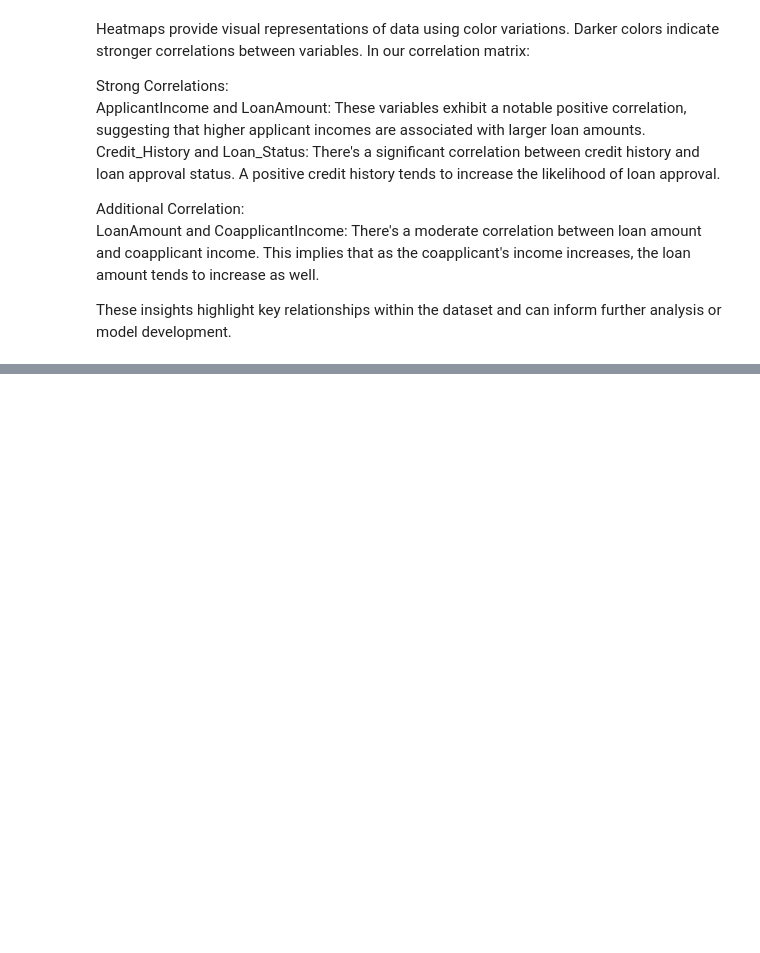
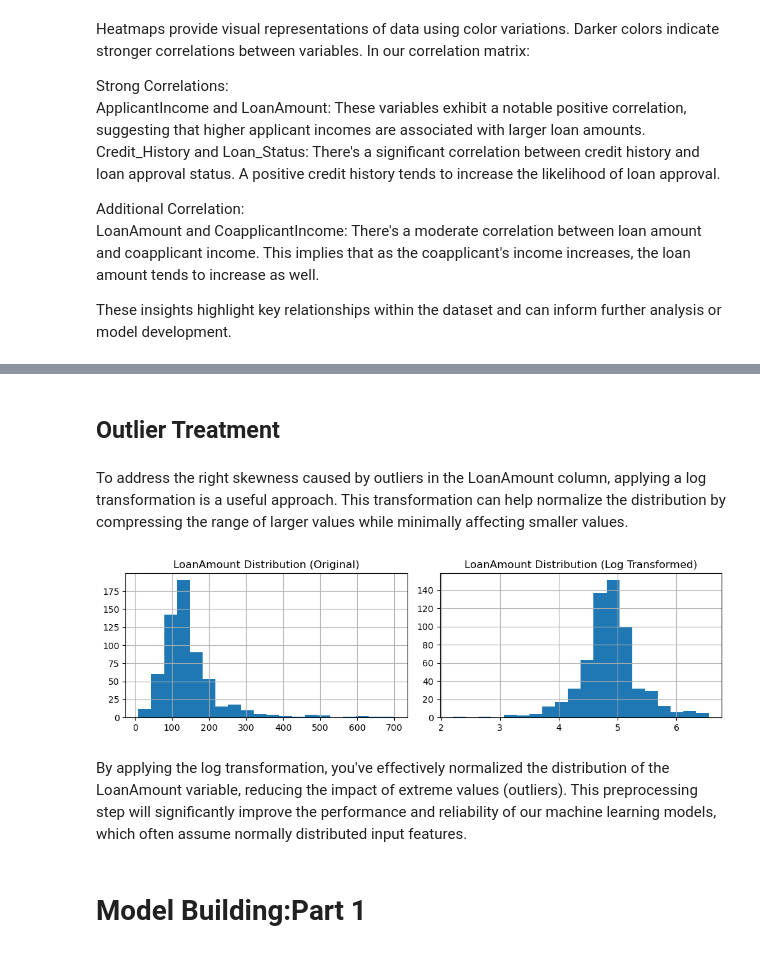
Before and after one commit to Douglaskhembo/LoanPredictionModel, a Jupyter notebook: loanPrediction.ipynb, the cells around one changed output, grey strips where cells are left out. Cells and saved outputs as stored; diff of their text form; code cells hidden in the pictures; blank space fills up the shorter version.

Commit message:
added modelling for various models

```diff
--- a/loanPrediction.ipynb
+++ b/loanPrediction.ipynb
@@ -606,0 +693,14 @@ These insights highlight key relationships within the dataset and can inform fur
+# %%
+# Impute missing values for categorical columns using mode
+categorical_cols = ['Gender', 'Dependents', 'Self_Employed', 'Credit_History']
+for col in categorical_cols:
+    test[col].fillna(train[col].mode()[0], inplace=True)
+
+# Impute missing values for Loan_Amount_Term using mode
+test['Loan_Amount_Term'].fillna(test['Loan_Amount_Term'].mode()[0], inplace=True)
+
+# Impute missing values for LoanAmount using median
+test['LoanAmount'].fillna(test['LoanAmount'].median(), inplace=True)
+
+# Verify missing values have been imputed
+print(test.isnull().sum())
@@ -606,0 +721,29 @@ These insights highlight key relationships within the dataset and can inform fur
+# %% [markdown]
+## Outlier Treatment
+# %% [markdown]
+To address the right skewness caused by outliers in the LoanAmount column, applying a log transformation is a useful approach. This transformation can help normalize the distribution by compressing the range of larger values while minimally affecting smaller values.
+# %%
+# Apply log transformation to LoanAmount
+train['LoanAmount_log'] = np.log(train['LoanAmount'])
+test['LoanAmount_log'] = np.log(test['LoanAmount'])
+
+# Visualize the distribution before and after log transformation
+plt.figure(figsize=(10, 3))
+
+plt.subplot(1, 2, 1)
+train['LoanAmount'].hist(bins=20)
+plt.title('LoanAmount Distribution (Original)')
+
+plt.subplot(1, 2, 2)
+train['LoanAmount_log'].hist(bins=20)
+plt.title('LoanAmount Distribution (Log Transformed)')
+
+plt.tight_layout()
+plt.savefig("LoanAmount_Distribution_LogTransformed.png")
+plt.show()
+# %% [output]
+[figure, added]
+# %% [markdown]
+By applying the log transformation, you've effectively normalized the distribution of the LoanAmount variable, reducing the impact of extreme values (outliers). This preprocessing step will significantly improve the performance and reliability of our machine learning models, which often assume normally distributed input features.
+# %% [markdown]
+# Model Building:Part 1
```
Also changed, not shown: parts of 54 cells of this notebook, 10 other files.
